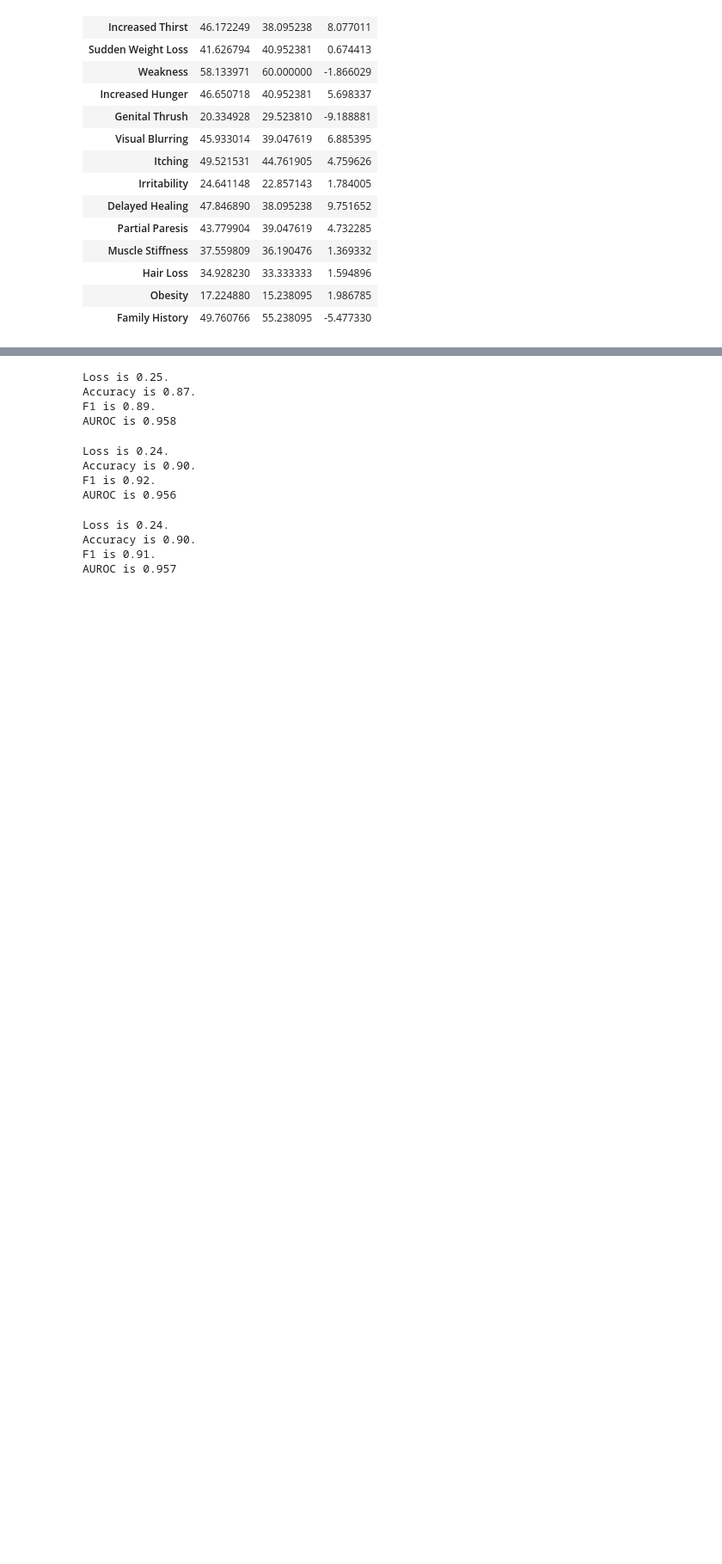
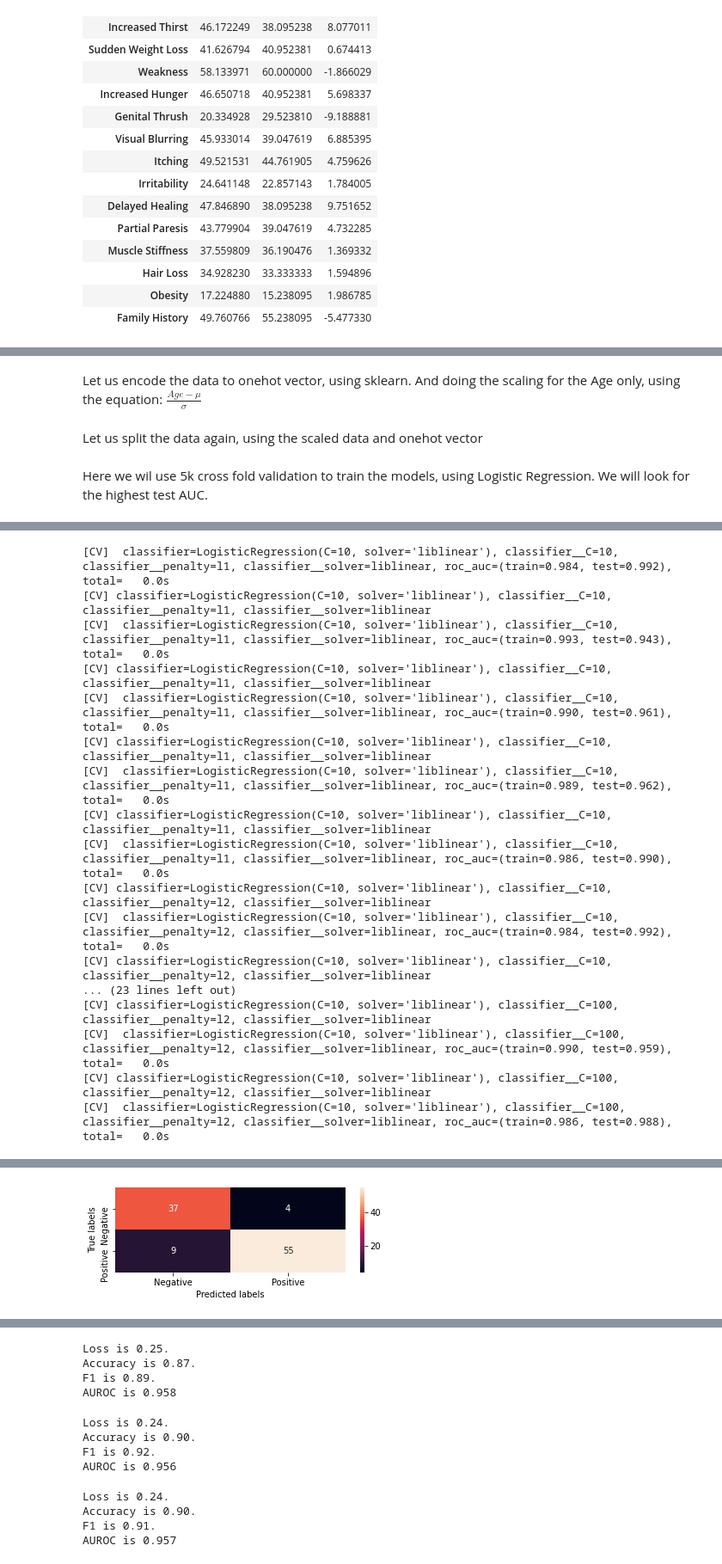
Before and after one commit to mlh-master/hw2_mlh-valeriia-adn-marina, a Jupyter notebook: HW2.ipynb, the cells around one changed output, grey strips where cells are left out. Shown at 86% size. Saved outputs shown, nothing was run; the diff lists cells and outputs as text; code cells hidden in the pictures; blank space fills up the shorter version.

```diff
--- a/HW2.ipynb
+++ b/HW2.ipynb
@@ -263,0 +244,3 @@ X_train.shape
+# %% [markdown]
+Let us encode the data to onehot vector, using sklearn.
+And doing the scaling for the Age only, using the equation: $\displaystyle \frac{Age - \mu}{\sigma}$
@@ -263,0 +275,2 @@ X_train.shape
+# %% [markdown]
+Let us split the data again, using the scaled data and onehot vector
@@ -263,0 +279,30 @@ X_train.shape
+# %% [markdown]
+Here we wil use 5k cross fold validation to train the models, using Logistic Regression. We will look for the highest test AUC.
+# %%
+C = [0.001, 0.01, 0.1, 1, 10, 100]
+params = {'classifier' : [LogisticRegression()],
+     'classifier__penalty' : ['l1', 'l2'],
+    'classifier__C' : C,
+    'classifier__solver' : ['liblinear']}
+pipe = Pipeline([('classifier' , LogisticRegression())])
+kf = SKFold(n_splits=5)      # K = 5
+logreg = GridSearchCV(estimator=pipe,
+                       param_grid=params,
+                       scoring=['roc_auc'],
+                       cv= kf, refit='roc_auc', verbose=3, return_train_score=True)
+for train_idx, val_idx in kf.split(X_train, y_train):
+    x_train, x_val = X_train[train_idx], X_train[val_idx]
+    y_train1, y_val = y_train.iloc[train_idx], y_train.iloc[val_idx]
+    logreg.fit(x_train, y_train1)
+    y_pred = logreg.predict_proba(x_val)
+
+best_logreg = logreg.best_estimator_
+
+y_pred_logreg =  best_logreg.predict(X_test)
+y_pred_proba_logreg = best_logreg.predict_proba(X_test)
+cnf_matrix = metrics.confusion_matrix(y_test, y_pred_logreg)
+ax1 = plt.subplot(211)
+sns.heatmap(cnf_matrix, annot=True, xticklabels=['Negative','Positive'], yticklabels=['Negative','Positive'])
+ax1.set(ylabel='True labels', xlabel='Predicted labels')
+plt.show()
+# %% [output]
@@ -263,0 +413,17 @@ X_train.shape
+[CV]  classifier=LogisticRegression(C=10, solver='liblinear'), classifier__C=10, classifier__penalty=l1, classifier__solver=liblinear, roc_auc=(train=0.984, test=0.992), total=   0.0s
+[CV] classifier=LogisticRegression(C=10, solver='liblinear'), classifier__C=10, classifier__penalty=l1, classifier__solver=liblinear
+[CV]  classifier=LogisticRegression(C=10, solver='liblinear'), classifier__C=10, classifier__penalty=l1, classifier__solver=liblinear, roc_auc=(train=0.993, test=0.943), total=   0.0s
+[CV] classifier=LogisticRegression(C=10, solver='liblinear'), classifier__C=10, classifier__penalty=l1, classifier__solver=liblinear
+[CV]  classifier=LogisticRegression(C=10, solver='liblinear'), classifier__C=10, classifier__penalty=l1, classifier__solver=liblinear, roc_auc=(train=0.990, test=0.961), total=   0.0s
+[CV] classifier=LogisticRegression(C=10, solver='liblinear'), classifier__C=10, classifier__penalty=l1, classifier__solver=liblinear
+[CV]  classifier=LogisticRegression(C=10, solver='liblinear'), classifier__C=10, classifier__penalty=l1, classifier__solver=liblinear, roc_auc=(train=0.989, test=0.962), total=   0.0s
+[CV] classifier=LogisticRegression(C=10, solver='liblinear'), classifier__C=10, classifier__penalty=l1, classifier__solver=liblinear
+[CV]  classifier=LogisticRegression(C=10, solver='liblinear'), classifier__C=10, classifier__penalty=l1, classifier__solver=liblinear, roc_auc=(train=0.986, test=0.990), total=   0.0s
+[CV] classifier=LogisticRegression(C=10, solver='liblinear'), classifier__C=10, classifier__penalty=l2, classifier__solver=liblinear
+[CV]  classifier=LogisticRegression(C=10, solver='liblinear'), classifier__C=10, classifier__penalty=l2, classifier__solver=liblinear, roc_auc=(train=0.984, test=0.992), total=   0.0s
+[CV] classifier=LogisticRegression(C=10, solver='liblinear'), classifier__C=10, classifier__penalty=l2, classifier__solver=liblinear
+... (23 lines left out)
+[CV] classifier=LogisticRegression(C=10, solver='liblinear'), classifier__C=100, classifier__penalty=l2, classifier__solver=liblinear
+[CV]  classifier=LogisticRegression(C=10, solver='liblinear'), classifier__C=100, classifier__penalty=l2, classifier__solver=liblinear, roc_auc=(train=0.990, test=0.959), total=   0.0s
+[CV] classifier=LogisticRegression(C=10, solver='liblinear'), classifier__C=100, classifier__penalty=l2, classifier__solver=liblinear
+[CV]  classifier=LogisticRegression(C=10, solver='liblinear'), classifier__C=100, classifier__penalty=l2, classifier__solver=liblinear, roc_auc=(train=0.986, test=0.988), total=   0.0s
@@ -263,0 +431 @@ X_train.shape
+[figure, added]
```
Also changed, not shown: parts of 67 cells of this notebook, 1 other file.
